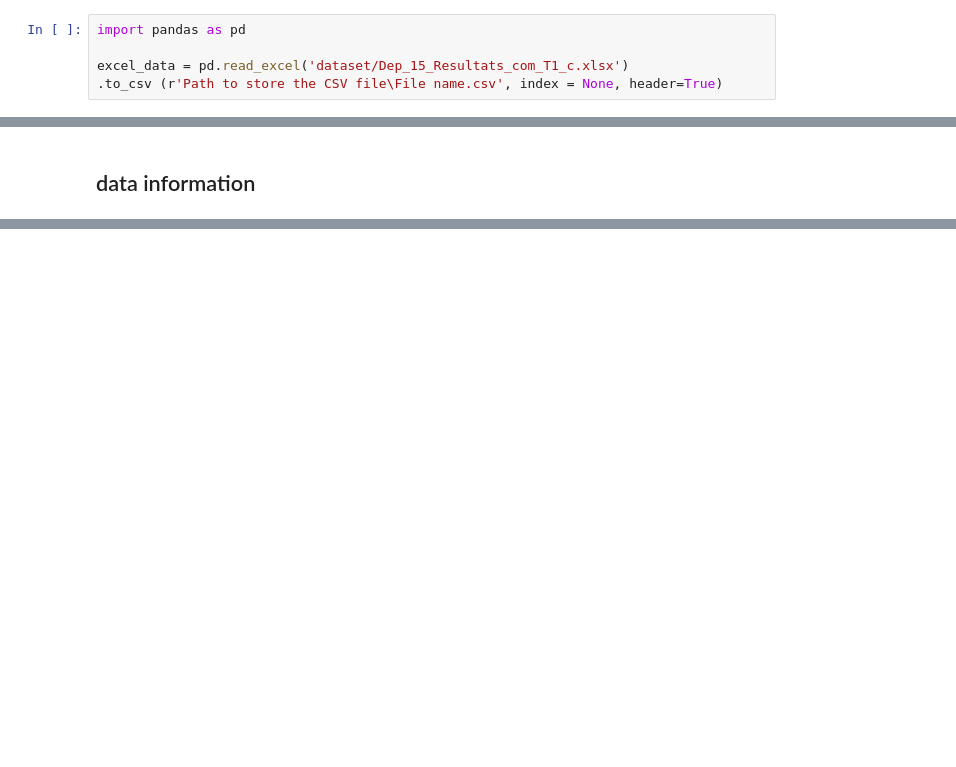
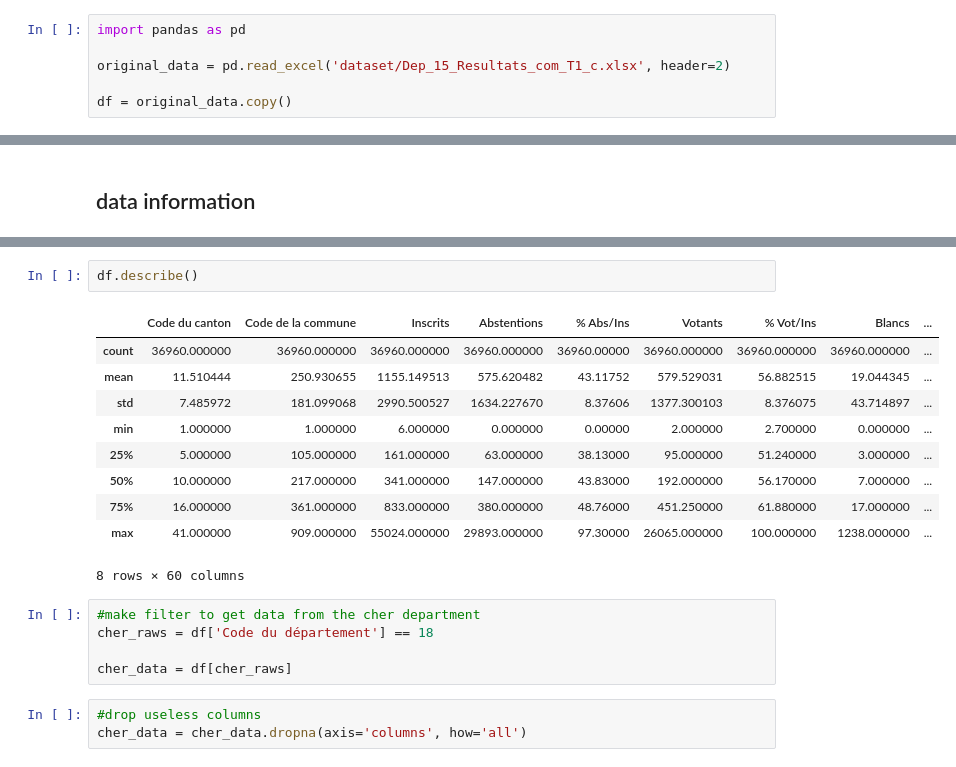
Before and after one commit to Anatharr/elections, a Jupyter notebook: EstiLection.ipynb, the cells around one changed output, grey strips where cells are left out. Drawn from its saved outputs; the diff is of its cells as text; blank space fills up the shorter version.

```diff
--- a/EstiLection.ipynb
+++ b/EstiLection.ipynb
@@ -3,5 +1,6 @@
 # %%
 import pandas as pd
 
-excel_data = pd.read_excel('dataset/Dep_15_Resultats_com_T1_c.xlsx')
-.to_csv (r'Path to store the CSV file\File name.csv', index = None, header=True)
+original_data = pd.read_excel('dataset/Dep_15_Resultats_com_T1_c.xlsx', header=2)
+
+df = original_data.copy()
@@ -20,0 +83,21 @@ data.describe()
+# %%
+df.describe()
+# %% [output]
+|  | Code du canton | Code de la commune | Inscrits | Abstentions | % Abs/Ins | Votants | % Vot/Ins | Blancs | ... |
+| count | 36960.000000 | 36960.000000 | 36960.000000 | 36960.000000 | 36960.00000 | 36960.000000 | 36960.000000 | 36960.000000 | ... |
+| mean | 11.510444 | 250.930655 | 1155.149513 | 575.620482 | 43.11752 | 579.529031 | 56.882515 | 19.044345 | ... |
+| std | 7.485972 | 181.099068 | 2990.500527 | 1634.227670 | 8.37606 | 1377.300103 | 8.376075 | 43.714897 | ... |
+| min | 1.000000 | 1.000000 | 6.000000 | 0.000000 | 0.00000 | 2.000000 | 2.700000 | 0.000000 | ... |
+| 25% | 5.000000 | 105.000000 | 161.000000 | 63.000000 | 38.13000 | 95.000000 | 51.240000 | 3.000000 | ... |
+| 50% | 10.000000 | 217.000000 | 341.000000 | 147.000000 | 43.83000 | 192.000000 | 56.170000 | 7.000000 | ... |
+| 75% | 16.000000 | 361.000000 | 833.000000 | 380.000000 | 48.76000 | 451.250000 | 61.880000 | 17.000000 | ... |
+| max | 41.000000 | 909.000000 | 55024.000000 | 29893.000000 | 97.30000 | 26065.000000 | 100.000000 | 1238.000000 | ... |
+8 rows × 60 columns
+# %%
+#make filter to get data from the cher department
+cher_raws = df['Code du département'] == 18
+
+cher_data = df[cher_raws]
+# %%
+#drop useless columns
+cher_data = cher_data.dropna(axis='columns', how='all')
```
Also changed, not shown: parts of 10 cells of this notebook, 2 other files.
